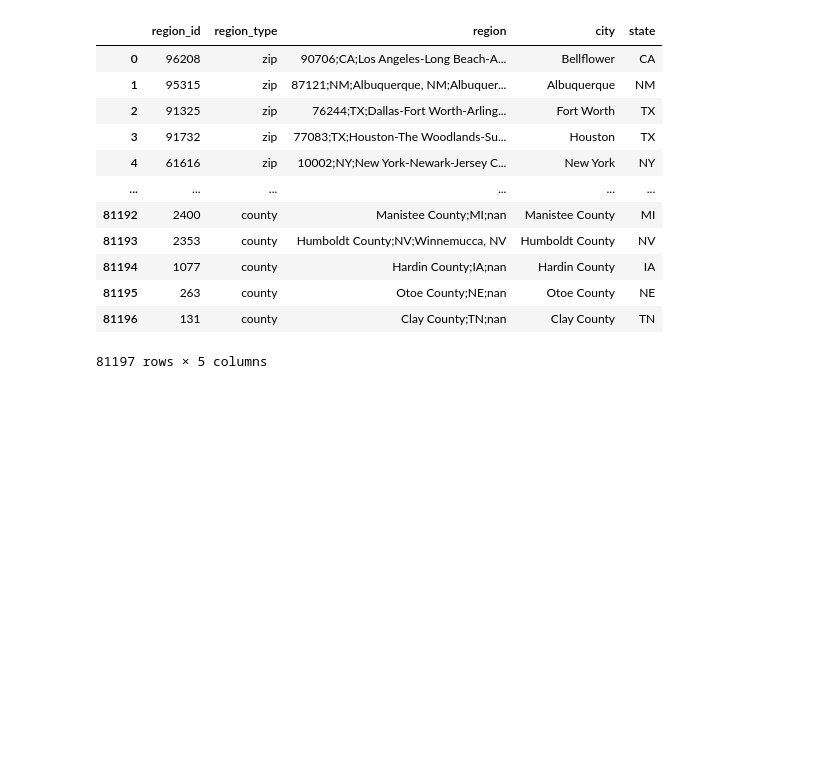
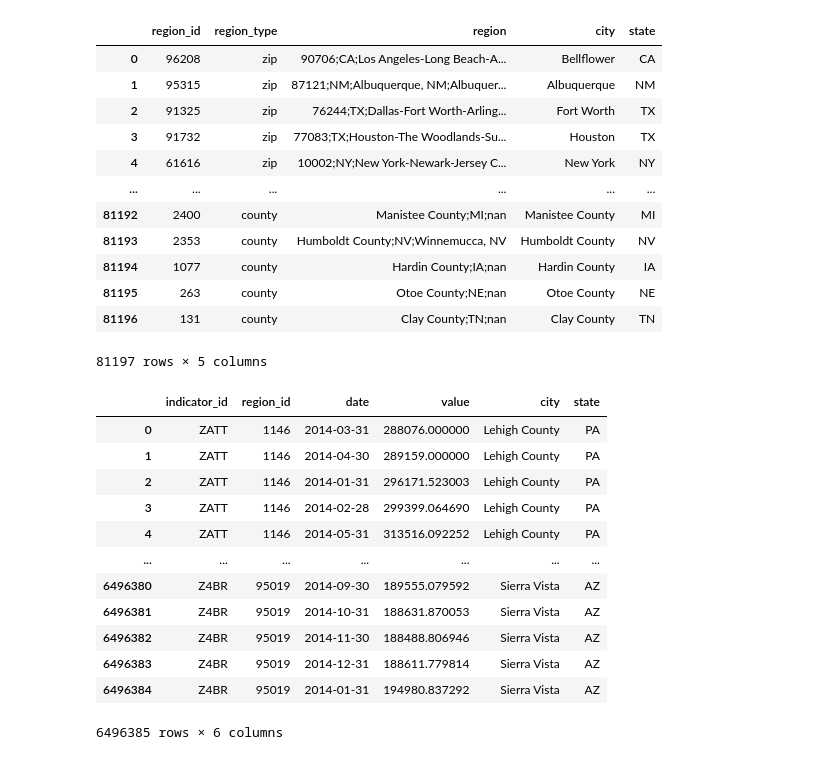
Before and after one commit to ZacharyKim/IS477-project, a Jupyter notebook: workbook.ipynb, the cells around one changed output. Cells and saved outputs as stored; diff of their text form; code cells hidden in the pictures; blank space fills up the shorter version.

```diff
--- a/workbook.ipynb
+++ b/workbook.ipynb
@@ -145,3 +174,21 @@ check_merge_combine
 | 81195 | 263 | county | Otoe County;NE;nan | Otoe County | NE |
 | 81196 | 131 | county | Clay County;TN;nan | Clay County | TN |
 81197 rows × 5 columns
+# %%
+merged_df_clean = pd.merge(data_2014, check_merge_combine.drop(["region_type","region"], axis=1), on="region_id", how="inner")
+merged_df_clean["date"] = pd.to_datetime(merged_df_clean["date"])
+merged_df_clean
+# %% [output]
+|  | indicator_id | region_id | date | value | city | state |
+| 0 | ZATT | 1146 | 2014-03-31 | 288076.000000 | Lehigh County | PA |
+| 1 | ZATT | 1146 | 2014-04-30 | 289159.000000 | Lehigh County | PA |
+| 2 | ZATT | 1146 | 2014-01-31 | 296171.523003 | Lehigh County | PA |
+| 3 | ZATT | 1146 | 2014-02-28 | 299399.064690 | Lehigh County | PA |
+| 4 | ZATT | 1146 | 2014-05-31 | 313516.092252 | Lehigh County | PA |
+| ... | ... | ... | ... | ... | ... | ... |
+| 6496380 | Z4BR | 95019 | 2014-09-30 | 189555.079592 | Sierra Vista | AZ |
+| 6496381 | Z4BR | 95019 | 2014-10-31 | 188631.870053 | Sierra Vista | AZ |
+| 6496382 | Z4BR | 95019 | 2014-11-30 | 188488.806946 | Sierra Vista | AZ |
+| 6496383 | Z4BR | 95019 | 2014-12-31 | 188611.779814 | Sierra Vista | AZ |
+| 6496384 | Z4BR | 95019 | 2014-01-31 | 194980.837292 | Sierra Vista | AZ |
+6496385 rows × 6 columns
```
Also changed, not shown: parts of 14 cells of this notebook, 3 other files.
